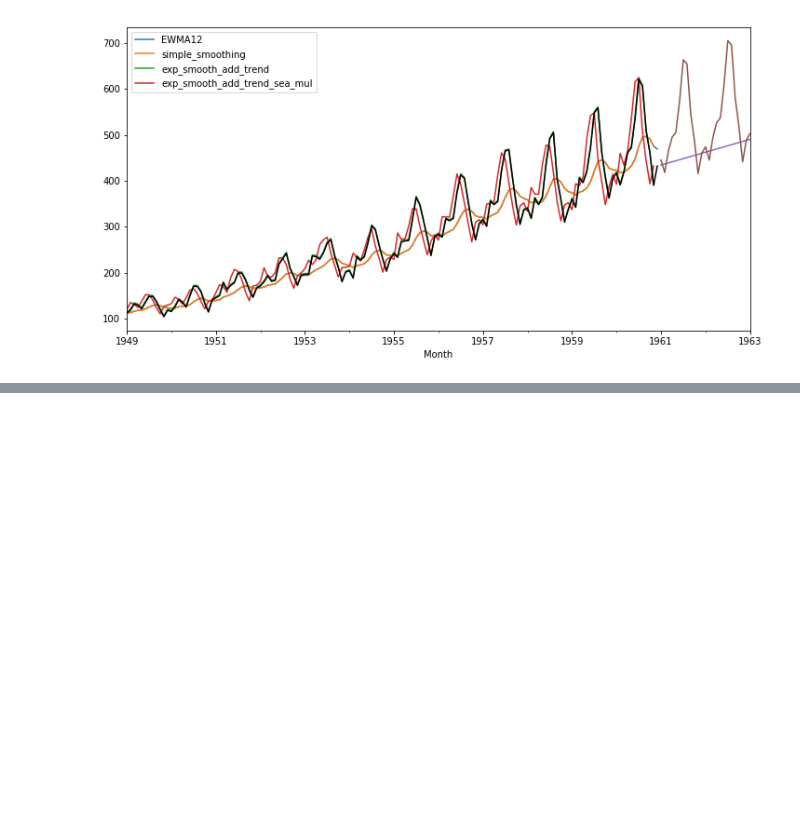
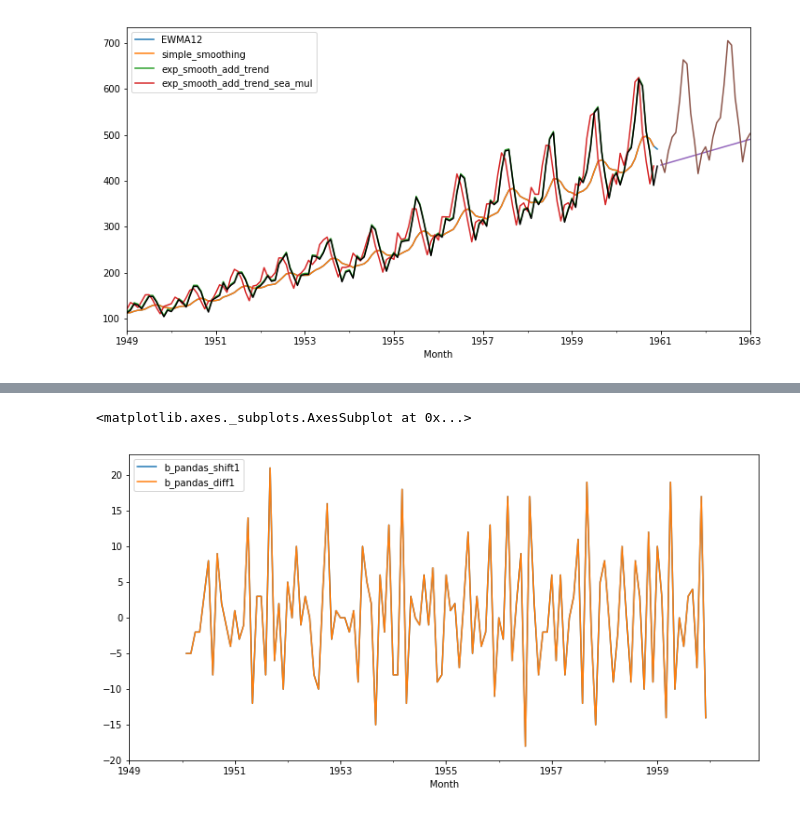
Before and after one commit to ania4data/Time_Series, a Jupyter notebook: statsmodel_Timeseries.ipynb, the cells around one changed output, grey strips where cells are left out. Saved outputs shown, nothing was run; the diff lists cells and outputs as text; code cells hidden in the pictures; blank space fills up the shorter version.

Commit message:
update statsmodel

```diff
--- a/statsmodel_Timeseries.ipynb
+++ b/statsmodel_Timeseries.ipynb
@@ -291,0 +357,11 @@ test3.plot(label = 'add_trend_multi_seasonal')
+# %%
+df['b_pandas_shift1'] = df2['b'] - df2['b'].shift(1)
+# %%
+from statsmodels.tsa.statespace.tools import diff
+
+df['b_pandas_diff1'] = diff(df2['b'], k_diff=1)
+# %%
+df[['b_pandas_shift1', 'b_pandas_diff1']].plot()
+# %% [output]
+<matplotlib.axes._subplots.AxesSubplot at 0x...>
+[figure, added]
```
Also changed, not shown: parts of 65 cells of this notebook.
